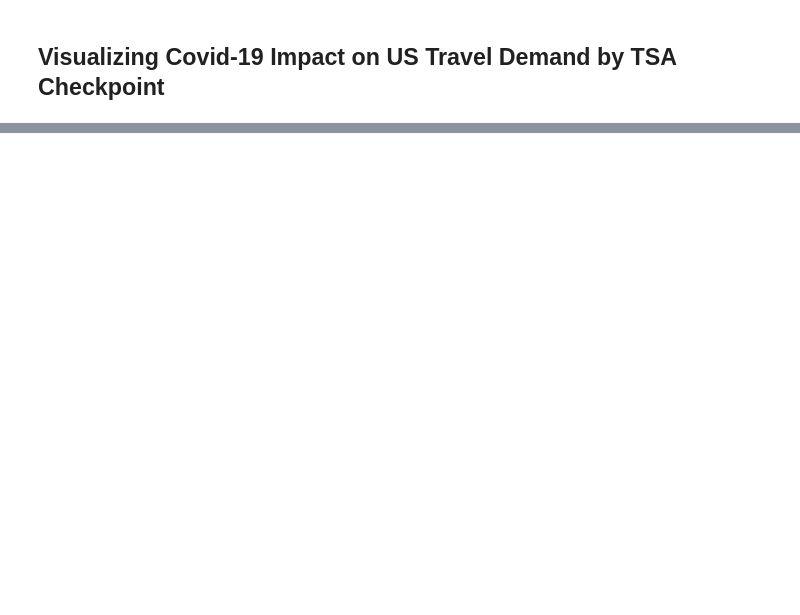
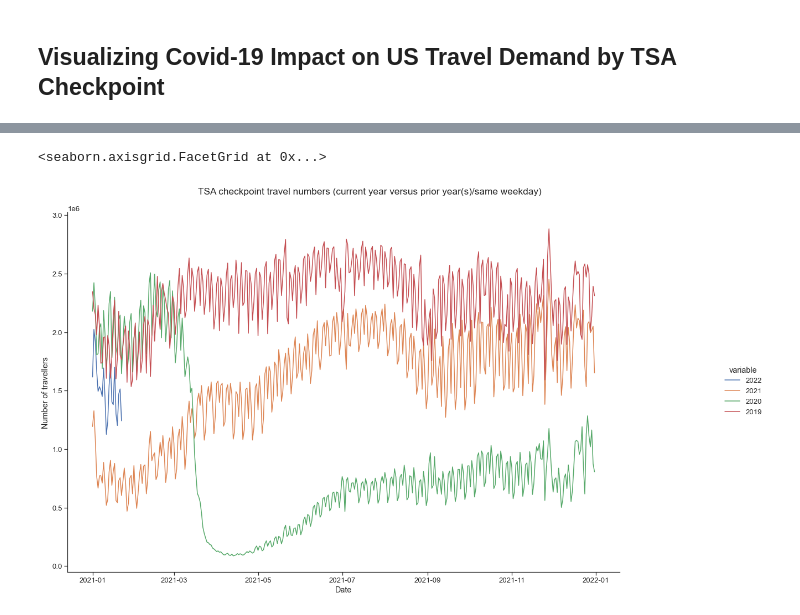
Before and after one commit to jitrapon/mads-milestone-i, a Jupyter notebook: exploration.ipynb, the cells around one changed output, grey strips where cells are left out. Drawn from its saved outputs; the diff is of its cells as text; code cells hidden in the pictures; blank space fills up the shorter version.

```diff
--- a/exploration.ipynb
+++ b/exploration.ipynb
@@ -400,0 +407,15 @@ tsa
+# %%
+def plot_tsa(df: DataFrame, title, y_label='Number of travellers', x_label='Date', width=20, height=11) -> FacetGrid:
+    ax = sns.relplot(x="date", y="value", hue='variable', kind='line', data=df)
+    ax.fig.set_figwidth(width)
+    ax.fig.set_figheight(height)
+    ax.fig.suptitle(title)
+    ax.set_ylabels(y_label)
+    ax.set_xlabels(x_label)
+    return ax
+
+
+plot_tsa(melt_by_date(tsa), 'TSA checkpoint travel numbers (current year versus prior year(s)/same weekday)')
+# %% [output]
+<seaborn.axisgrid.FacetGrid at 0x...>
+[figure, added]
```
Also changed, not shown: parts of 23 cells of this notebook.
